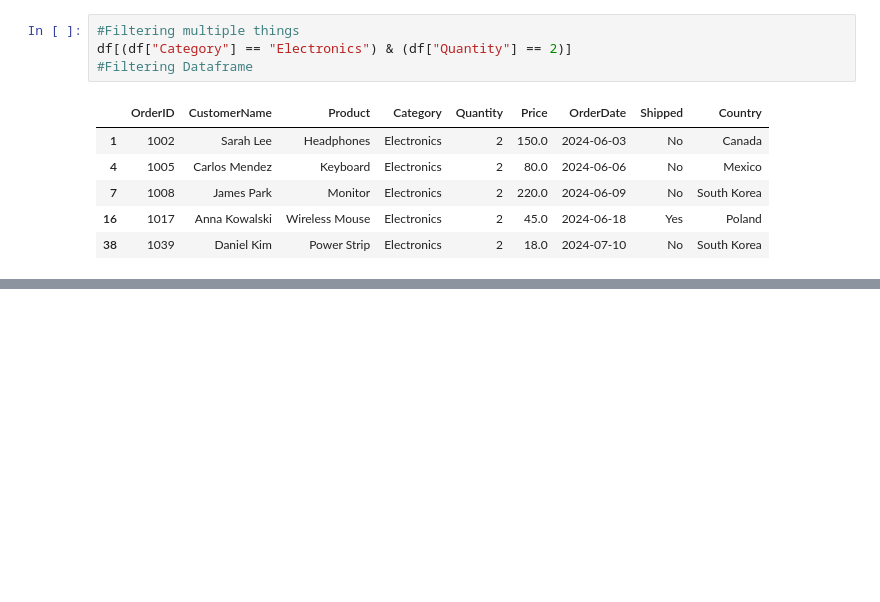
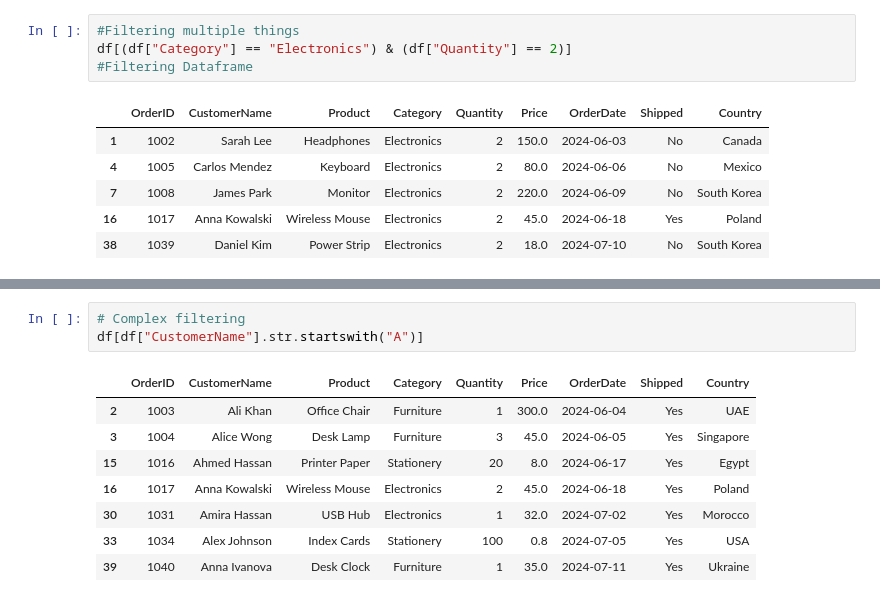
Before and after one commit to pritam605/SQL_Repo, a Jupyter notebook: pandas101.ipynb, the cells around one changed output, grey strips where cells are left out. Drawn from its saved outputs; the diff is of its cells as text; blank space fills up the shorter version.

```diff
--- a/pandas101.ipynb
+++ b/pandas101.ipynb
@@ -247,0 +282,12 @@ df[(df["Category"] == "Electronics") & (df["Quantity"] == 2)]
+# %%
+# Complex filtering
+df[df["CustomerName"].str.startswith("A")]
+# %% [output]
+|  | OrderID | CustomerName | Product | Category | Quantity | Price | OrderDate | Shipped | Country |
+| 2 | 1003 | Ali Khan | Office Chair | Furniture | 1 | 300.0 | 2024-06-04 | Yes | UAE |
+| 3 | 1004 | Alice Wong | Desk Lamp | Furniture | 3 | 45.0 | 2024-06-05 | Yes | Singapore |
+| 15 | 1016 | Ahmed Hassan | Printer Paper | Stationery | 20 | 8.0 | 2024-06-17 | Yes | Egypt |
+| 16 | 1017 | Anna Kowalski | Wireless Mouse | Electronics | 2 | 45.0 | 2024-06-18 | Yes | Poland |
+| 30 | 1031 | Amira Hassan | USB Hub | Electronics | 1 | 32.0 | 2024-07-02 | Yes | Morocco |
+| 33 | 1034 | Alex Johnson | Index Cards | Stationery | 100 | 0.8 | 2024-07-05 | Yes | USA |
+| 39 | 1040 | Anna Ivanova | Desk Clock | Furniture | 1 | 35.0 | 2024-07-11 | Yes | Ukraine |
```
Also changed, not shown: parts of 26 cells of this notebook.
